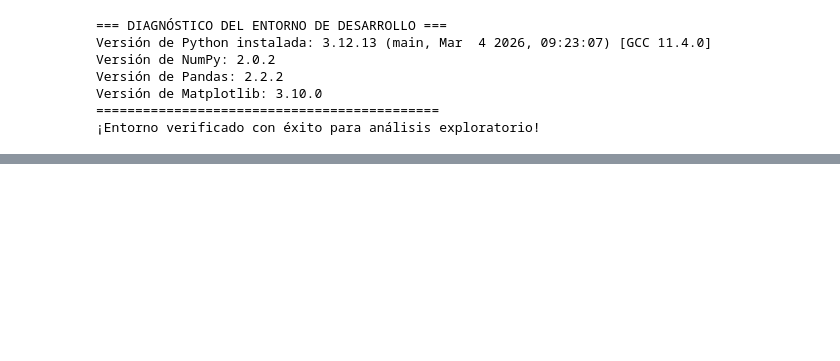
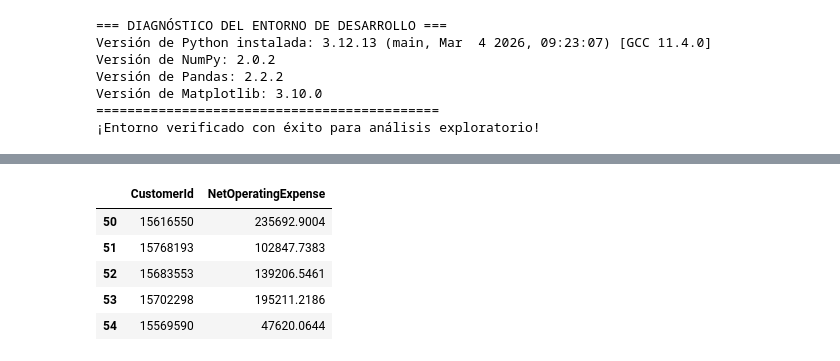
Before and after one commit to marcorvalanm/mly1101-machine-learning-portafolio, a Jupyter notebook: 1_1_2_Verificacion_Entorno_ipynb.ipynb, the cells around one changed output, grey strips where cells are left out. Saved outputs shown, nothing was run; the diff lists cells and outputs as text; code cells hidden in the pictures; blank space fills up the shorter version.

```diff
--- a/1_1_2_Verificacion_Entorno_ipynb.ipynb
+++ b/1_1_2_Verificacion_Entorno_ipynb.ipynb
@@ -23,0 +135,3 @@ Versión de Matplotlib: 3.10.0
+# %%
+salario=np.array(df2['EstimatedSalary'])
+salario_calculado=(salario*1.19) +2.5
@@ -23,0 +143,12 @@ Versión de Matplotlib: 3.10.0
+# %%
+df_clientes['NetOperatingExpense'] = salario_calculado
+
+df_clientes_segmento = df_clientes.iloc[50:101, [1, -1]]
+display(df_clientes_segmento.head())
+# %% [output]
+|  | CustomerId | NetOperatingExpense |
+| 50 | 15616550 | 235692.9004 |
+| 51 | 15768193 | 102847.7383 |
+| 52 | 15683553 | 139206.5461 |
+| 53 | 15702298 | 195211.2186 |
+| 54 | 15569590 | 47620.0644 |
```
Also changed, not shown: parts of 14 cells of this notebook.
